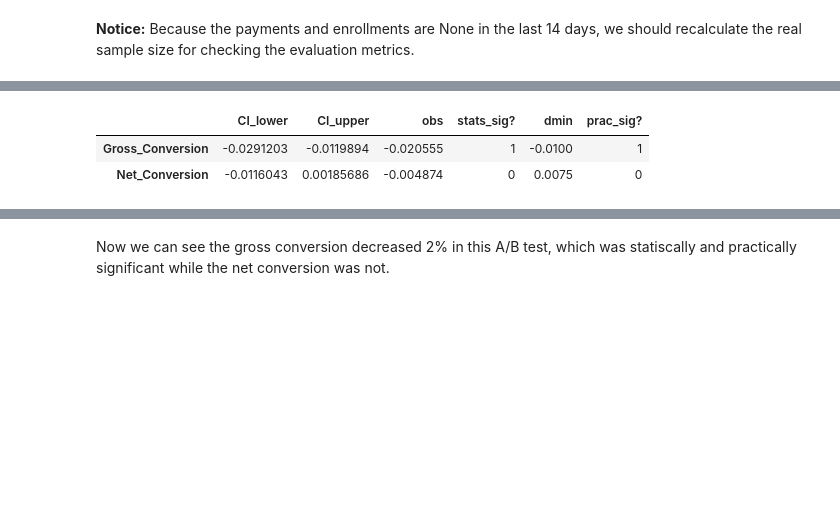
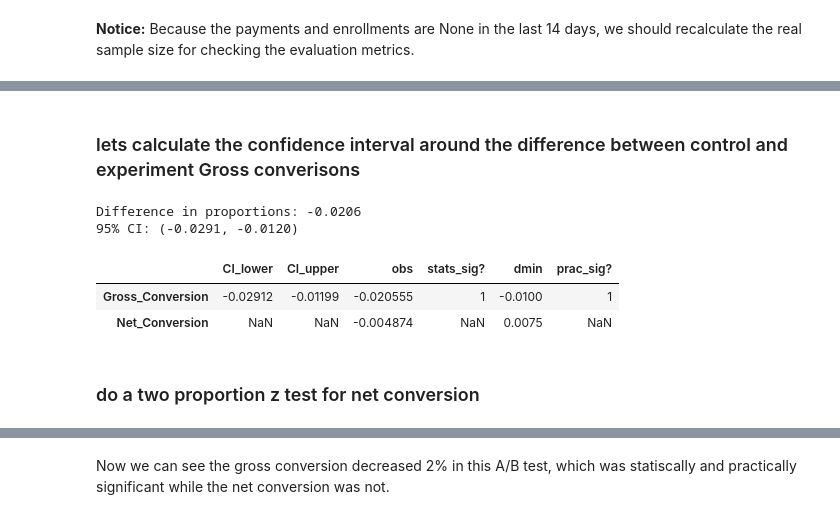
Before and after one commit to niranjan3321/Udacity-Free-Trial-Screener, a Jupyter notebook: AB_Test.ipynb, the cells around one changed output, grey strips where cells are left out. Drawn from its saved outputs; the diff is of its cells as text; code cells hidden in the pictures; blank space fills up the shorter version.

Commit message:
added z test

```diff
--- a/AB_Test.ipynb
+++ b/AB_Test.ipynb
@@ -603,72 +740,43 @@ real_size
+# %% [markdown]
+### lets calculate the confidence interval around the difference between control and experiment Gross converisons
 # %%
-# Gross Conversion
-control_GC = control_sliced['Enrollments'].sum()/control_sliced['Clicks'].sum()
-experiment_GC = experiment_sliced['Enrollments'].sum()/experiment_sliced['Clicks'].sum()
-# Net Conversion
-control_NC = control_sliced['Payments'].sum()/control_sliced['Clicks'].sum()
-experiment_NC = experiment_sliced['Payments'].sum()/experiment_sliced['Clicks'].sum()
+se = math.sqrt( (pc_hat_gc * (1 - pc_hat_gc ) * (1/nc) ) +  (pe_hat_gc * (1 - pe_hat_gc ) * (1/ne) )  )
 
-# obs
-results.obs = [experiment_GC - control_GC, experiment_NC - control_NC]
+z_crit = norm.ppf(0.975) # 1.96
 
-# alpha = 0.05
+# CI bounds
+ci_lower = diff - z_crit * se
+ci_upper = diff + z_crit * se
 
-# std
-    #GC
-std_control_GC = math.sqrt(control_GC*(1-control_GC))
-std_experiment_GC = math.sqrt(experiment_GC*(1-experiment_GC))
-pooled_GC = math.sqrt(std_control_GC**2/control_sliced['Clicks'].sum() +
-                   std_experiment_GC**2 /experiment_sliced['Clicks'].sum())
-    #NC
-std_control_NC = math.sqrt(control_NC*(1-control_NC))
-std_experiment_NC = math.sqrt(experiment_NC*(1-experiment_NC))
-pooled_NC = math.sqrt(std_control_NC**2/control_sliced['Clicks'].sum() +
-                   std_experiment_NC**2 /experiment_sliced['Clicks'].sum())
 
-# CI
-results.loc['Gross_Conversion','CI_lower'], results.loc['Gross_Conversion','CI_upper'] = results.loc['Gross_Conversion','obs']-pooled_GC*1.96, results.loc['Gross_Conversion','obs']+pooled_GC*1.96
-results.loc['Net_Conversion','CI_lower'], results.loc['Net_Conversion','CI_upper'] = results.loc['Net_Conversion','obs']-pooled_NC*1.96, results.loc['Net_Conversion','obs']+pooled_NC*1.96
+print(f"Difference in proportions: {diff:.4f}")
+print(f"95% CI: ({ci_lower:.4f}, {ci_upper:.4f})")
 
-# stats check
+results.loc['Gross_Conversion','CI_lower'], results.loc['Gross_Conversion','CI_upper'] = ci_lower, ci_upper
+
 if results.loc['Gross_Conversion','CI_lower'] <= 0 <= results.loc['Gross_Conversion','CI_upper']:
     results.loc['Gross_Conversion','stats_sig?'] = 0
 else:
     results.loc['Gross_Conversion','stats_sig?'] = 1
 
-if results.loc['Net_Conversion','CI_lower'] <= 0 <= results.loc['Net_Conversion','CI_upper']:
-    results.loc['Net_Conversion','stats_sig?'] = 0
-else:
-    results.loc['Net_Conversion','stats_sig?'] = 1
-
-# practical check
 if results.loc['Gross_Conversion','dmin'] < 0:
-    if results.loc['Gross_Conversion','obs'] <= results.loc['Gross_Conversion','dmin']:
+    if results.loc['Gross_Conversion','CI_upper'] <= results.loc['Gross_Conversion','dmin']:
         results.loc['Gross_Conversion','prac_sig?'] = 1
     else:
         results.loc['Gross_Conversion','prac_sig?'] = 0
 
 if results.loc['Gross_Conversion','dmin'] > 0:
-    if results.loc['Gross_Conversion','obs'] >= results.loc['Gross_Conversion','dmin']:
+    if results.loc['Gross_Conversion','CI_lower'] >= results.loc['Gross_Conversion','dmin']:
         results.loc['Gross_Conversion','prac_sig?'] = 1
     else:
         results.loc['Gross_Conversion','prac_sig?'] = 0
 
-
-if results.loc['Net_Conversion','dmin'] < 0:
-    if results.loc['Net_Conversion','obs'] <= results.loc['Net_Conversion','dmin']:
-        results.loc['Net_Conversion','prac_sig?'] = 1
-    else:
-        results.loc['Net_Conversion','prac_sig?'] = 0
-
-if results.loc['Net_Conversion','dmin'] > 0:
-    if results.loc['Net_Conversion','obs'] >= results.loc['Net_Conversion','dmin']:
-        results.loc['Net_Conversion','prac_sig?'] = 1
-    else:
-        results.loc['Net_Conversion','prac_sig?'] = 0
-
-
 results
 # %% [output]
+Difference in proportions: -0.0206
+95% CI: (-0.0291, -0.0120)
 |  | CI_lower | CI_upper | obs | stats_sig? | dmin | prac_sig? |
-| Gross_Conversion | -0.0291203 | -0.0119894 | -0.020555 | 1 | -0.0100 | 1 |
-| Net_Conversion | -0.0116043 | 0.00185686 | -0.004874 | 0 | 0.0075 | 0 |
+| Gross_Conversion | -0.02912 | -0.01199 | -0.020555 | 1 | -0.0100 | 1 |
+| Net_Conversion | NaN | NaN | -0.004874 | NaN | 0.0075 | NaN |
+# %% [markdown]
+### do a two proportion z test for net conversion
```
Also changed, not shown: parts of 28 cells of this notebook.
